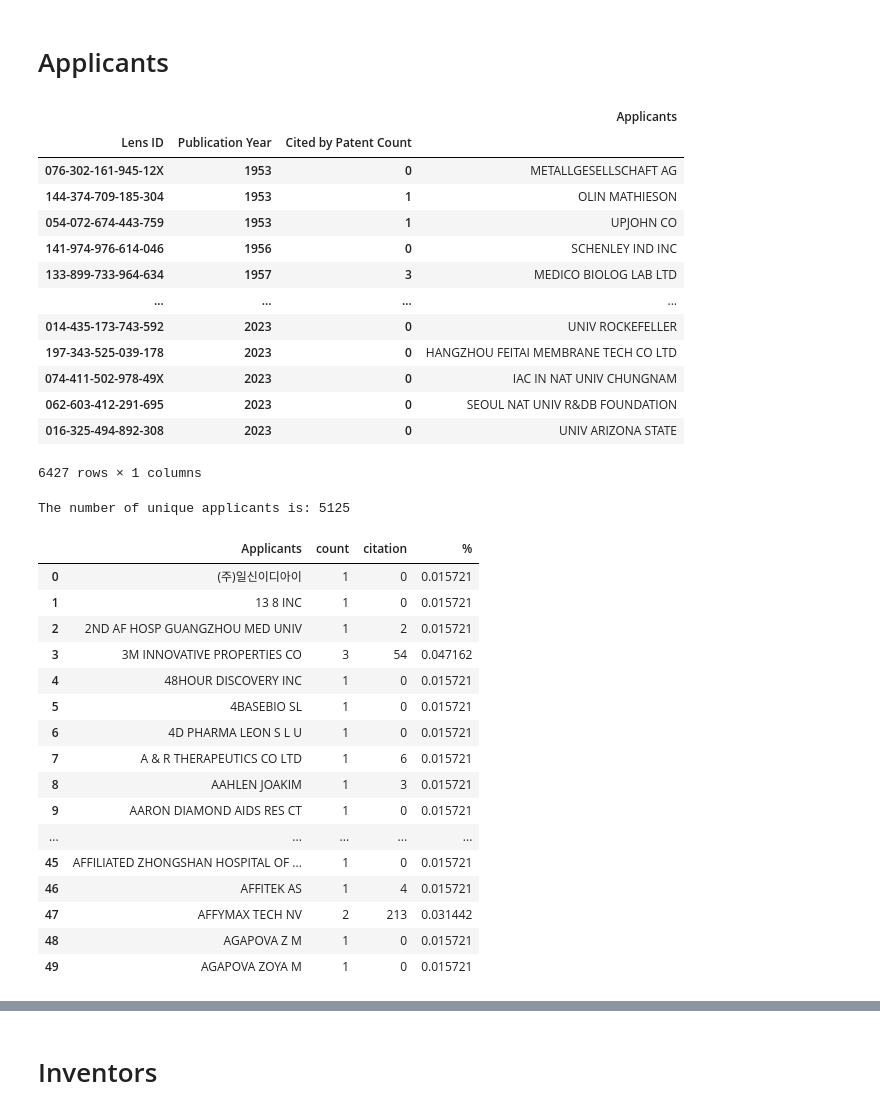
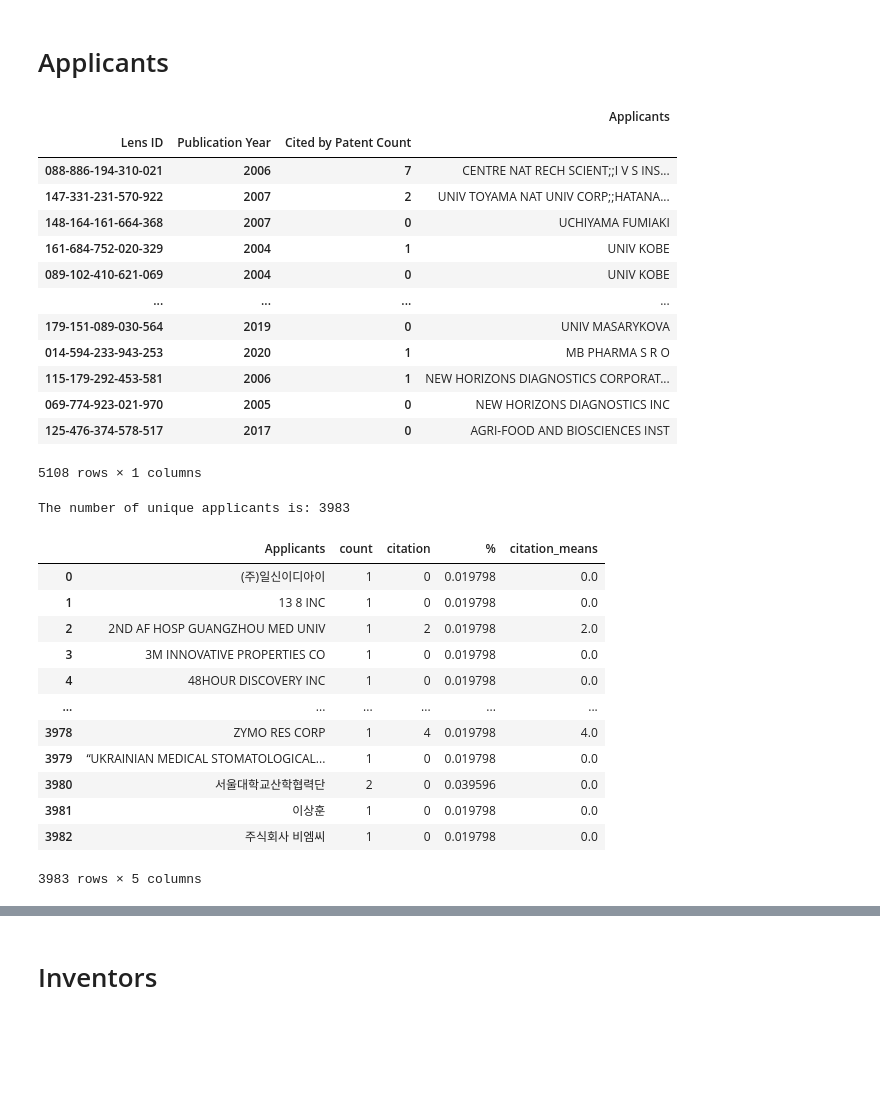
Before and after one commit to descartesmbogning/Deciphering_Bacteriophage_Revolution, a Jupyter notebook: 1_patent_analysis_trend2.ipynb, the cells around one changed output, grey strips where cells are left out. Cells and saved outputs as stored; diff of their text form; code cells hidden in the pictures; blank space fills up the shorter version.

```diff
--- a/1_patent_analysis_trend2.ipynb
+++ b/1_patent_analysis_trend2.ipynb
@@ -217,7 +131,7 @@ plt.show()
 # Applicants
 # %%
 #Import applicants_data
-applicants_data = pd.read_csv(f'D:\PROJECT/YORK UNIVERSITY/BACTERIOPHAGES/data/patent_lens/patent_phage_lens_12072023.csv')[
+applicants_data = pd.read_pickle(f'/content/drive/MyDrive/YORKU PROJECT/JUDE/BACTERIOPHAGE/topic_probability_patent.pkl').reset_index()[
     ['Lens ID','Publication Year','Applicants','Cited by Patent Count']]
 # Convert 'Publication Year' to integers
 applicants_data['Publication Year'] = applicants_data['Publication Year'].astype(int)
@@ -227,64 +141,60 @@ applicants_data
 # %% [output]
 |  |  |  | Applicants |
 | Lens ID | Publication Year | Cited by Patent Count |  |
-| 076-302-161-945-12X | 1953 | 0 | METALLGESELLSCHAFT AG |
-| 144-374-709-185-304 | 1953 | 1 | OLIN MATHIESON |
-| 054-072-674-443-759 | 1953 | 1 | UPJOHN CO |
-| 141-974-976-614-046 | 1956 | 0 | SCHENLEY IND INC |
-| 133-899-733-964-634 | 1957 | 3 | MEDICO BIOLOG LAB LTD |
+| 088-886-194-310-021 | 2006 | 7 | CENTRE NAT RECH SCIENT;;I V S INS... |
+| 147-331-231-570-922 | 2007 | 2 | UNIV TOYAMA NAT UNIV CORP;;HATANA... |
+| 148-164-161-664-368 | 2007 | 0 | UCHIYAMA FUMIAKI |
+| 161-684-752-020-329 | 2004 | 1 | UNIV KOBE |
+| 089-102-410-621-069 | 2004 | 0 | UNIV KOBE |
 | ... | ... | ... | ... |
-| 014-435-173-743-592 | 2023 | 0 | UNIV ROCKEFELLER |
-| 197-343-525-039-178 | 2023 | 0 | HANGZHOU FEITAI MEMBRANE TECH CO LTD |
-| 074-411-502-978-49X | 2023 | 0 | IAC IN NAT UNIV CHUNGNAM |
-| 062-603-412-291-695 | 2023 | 0 | SEOUL NAT UNIV R&DB FOUNDATION |
-| 016-325-494-892-308 | 2023 | 0 | UNIV ARIZONA STATE |
+| 179-151-089-030-564 | 2019 | 0 | UNIV MASARYKOVA |
+| 014-594-233-943-253 | 2020 | 1 | MB PHARMA S R O |
+| 115-179-292-453-581 | 2006 | 1 | NEW HORIZONS DIAGNOSTICS CORPORAT... |
+| 069-774-923-021-970 | 2005 | 0 | NEW HORIZONS DIAGNOSTICS INC |
+| 125-476-374-578-517 | 2017 | 0 | AGRI-FOOD AND BIOSCIENCES INST |
-6427 rows × 1 columns
+5108 rows × 1 columns
 # %%
 import pandas as pd
 
 # Your DataFrame is named applicants_data
 applicants_list = applicants_data['Applicants'].str.split(';;').explode().str.strip()
 
 # Count the unique applicants names
 unique_applicants_count = applicants_list.nunique()
 
 print('The number of unique applicants is:', unique_applicants_count)
 
 #
 applicants_list2 = applicants_list.to_frame().reset_index()
 
 # and sum citations within each group
 grouped = applicants_list2.groupby(['Applicants']).agg({'Lens ID': 'count', 'Cited by Patent Count': 'sum'}).reset_index()
 
 grouped['%'] = grouped['Lens ID']/applicants_data['Applicants'].count()*100
-
+grouped['citation_means'] = grouped['Cited by Patent Count']/grouped['Lens ID']
 # Rename columns
-grouped.columns = ['Applicants', 'count','citation', '%']
+grouped.columns = ['Applicants', 'count','citation', '%',  'citation_means']
 
 # Save data
-grouped.to_pickle(f'D:\PROJECT/YORK UNIVERSITY/BACTERIOPHAGES/patent_analyse/table/applicants_count_citation.pkl')
-grouped.to_csv(f'D:\PROJECT/YORK UNIVERSITY/BACTERIOPHAGES/patent_analyse/table/applicants_count_citation.csv')
+grouped.to_pickle(f'/content/drive/MyDrive/YORKU PROJECT/JUDE/BACTERIOPHAGE/applicants_count_citation.pkl')
+grouped.to_csv(f'/content/drive/MyDrive/YORKU PROJECT/JUDE/BACTERIOPHAGE/applicants_count_citation.csv')
 
-grouped.head(50)
+grouped#.head(50)
 # %% [output]
-The number of unique applicants is: 5125
+The number of unique applicants is: 3983
-|  | Applicants | count | citation | % |
-| 0 | (주)일신이디아이 | 1 | 0 | 0.015721 |
-| 1 | 13 8 INC | 1 | 0 | 0.015721 |
-| 2 | 2ND AF HOSP GUANGZHOU MED UNIV | 1 | 2 | 0.015721 |
-| 3 | 3M INNOVATIVE PROPERTIES CO | 3 | 54 | 0.047162 |
-| 4 | 48HOUR DISCOVERY INC | 1 | 0 | 0.015721 |
-| 5 | 4BASEBIO SL | 1 | 0 | 0.015721 |
-| 6 | 4D PHARMA LEON S L U | 1 | 0 | 0.015721 |
-| 7 | A & R THERAPEUTICS CO LTD | 1 | 6 | 0.015721 |
-| 8 | AAHLEN JOAKIM | 1 | 3 | 0.015721 |
-| 9 | AARON DIAMOND AIDS RES CT | 1 | 0 | 0.015721 |
-| ... | ... | ... | ... | ... |
-| 45 | AFFILIATED ZHONGSHAN HOSPITAL OF ... | 1 | 0 | 0.015721 |
-| 46 | AFFITEK AS | 1 | 4 | 0.015721 |
-| 47 | AFFYMAX TECH NV | 2 | 213 | 0.031442 |
-| 48 | AGAPOVA Z M | 1 | 0 | 0.015721 |
-| 49 | AGAPOVA ZOYA M | 1 | 0 | 0.015721 |
+|  | Applicants | count | citation | % | citation_means |
+| 0 | (주)일신이디아이 | 1 | 0 | 0.019798 | 0.0 |
+| 1 | 13 8 INC | 1 | 0 | 0.019798 | 0.0 |
+| 2 | 2ND AF HOSP GUANGZHOU MED UNIV | 1 | 2 | 0.019798 | 2.0 |
+| 3 | 3M INNOVATIVE PROPERTIES CO | 1 | 0 | 0.019798 | 0.0 |
+| 4 | 48HOUR DISCOVERY INC | 1 | 0 | 0.019798 | 0.0 |
+| ... | ... | ... | ... | ... | ... |
+| 3978 | ZYMO RES CORP | 1 | 4 | 0.019798 | 4.0 |
+| 3979 | “UKRAINIAN MEDICAL STOMATOLOGICAL... | 1 | 0 | 0.019798 | 0.0 |
+| 3980 | 서울대학교산학협력단 | 2 | 0 | 0.039596 | 0.0 |
+| 3981 | 이상훈 | 1 | 0 | 0.019798 | 0.0 |
+| 3982 | 주식회사 비엠씨 | 1 | 0 | 0.019798 | 0.0 |
+3983 rows × 5 columns
 # %%
 # Reset the index to make 'Publication Year' a regular column
 applicants_list2 = applicants_list.to_frame().reset_index()
```
Also changed, not shown: parts of 38 cells of this notebook.
